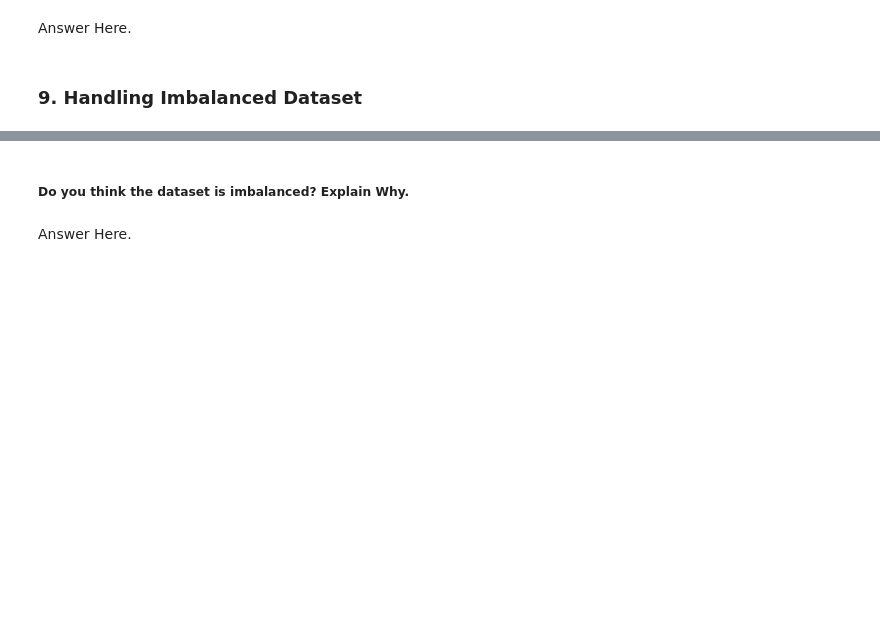
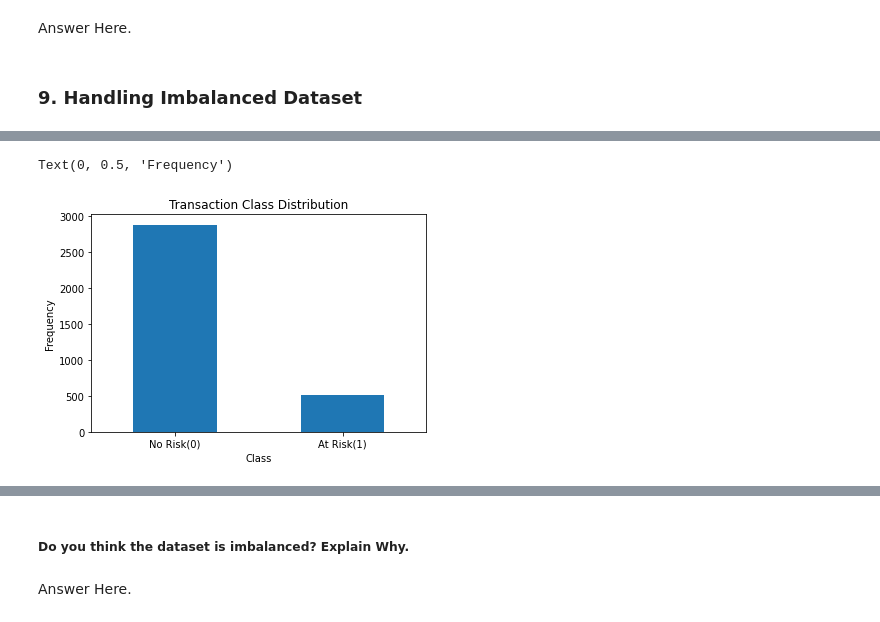
Before and after one commit to manjirikulkarni03/cardiovascular_risk_prediction, a Jupyter notebook: Manjiri_data_cardiovascular_risk.ipynb, the cells around one changed output, grey strips where cells are left out. Cells and saved outputs as stored; diff of their text form; code cells hidden in the pictures; blank space fills up the shorter version.

```diff
--- a/Manjiri_data_cardiovascular_risk.ipynb
+++ b/Manjiri_data_cardiovascular_risk.ipynb
@@ -1325,0 +1281,2 @@ time: 3.54 ms (started: 2023-02-20 14:01:54 +00:00)
+# %%
+df.drop(['BMI'],axis=1,inplace=True)
@@ -1325,0 +1285,2 @@ time: 3.54 ms (started: 2023-02-20 14:01:54 +00:00)
+# %%
+df.drop(['MeanArterialPressure','cigsPerDay_Average consumtion'],axis=1,inplace=True)
@@ -1335,5 +1298,5 @@ Answer Here.
 ### 5. Data Transformation
 # %%
 # Applying logarithmic transformation on age feature
-final_df['age']=np.log(final_df['age']+1)
+df['age']=np.log(df['age']+1)
 # %% [output]
@@ -1407,8 +1370,16 @@ Answer Here.
 ### 9. Handling Imbalanced Dataset
 # %%
 # Handling Imbalanced Dataset (If needed)
-print(final_df['TenYearCHD'].value_counts())
-print(f"Percentage of majority(0) and minority class(1): {round(len(final_df[final_df['TenYearCHD']==0])*100/len(final_df['TenYearCHD']),2)} % and {round(len(final_df[final_df['TenYearCHD']==1])*100/len(final_df['TenYearCHD']),2)} %")
+print(df['TenYearCHD'].value_counts())
+print(f"Percentage of majority(0) and minority class(1): {round(len(df[df['TenYearCHD']==0])*100/len(df['TenYearCHD']),2)} % and {round(len(df[df['TenYearCHD']==1])*100/len(df['TenYearCHD']),2)} %")
+
+# Visualizing the imbalanced class
+count_classes = pd.value_counts(df['TenYearCHD'], sort = True)
+count_classes.plot(kind = 'bar', rot=0)
+plt.title("Transaction Class Distribution")
+plt.xticks(range(2), ['No Risk(0)', 'At Risk(1)'])
+plt.xlabel("Class")
+plt.ylabel("Frequency")
 # %% [output]
 0    2879
 1     511
@@ -1417,0 +1388,2 @@ time: 8.19 ms (started: 2023-02-20 16:06:49 +00:00)
+Text(0, 0.5, 'Frequency')
+[figure, added]
```
Also changed, not shown: parts of 127 cells of this notebook.
